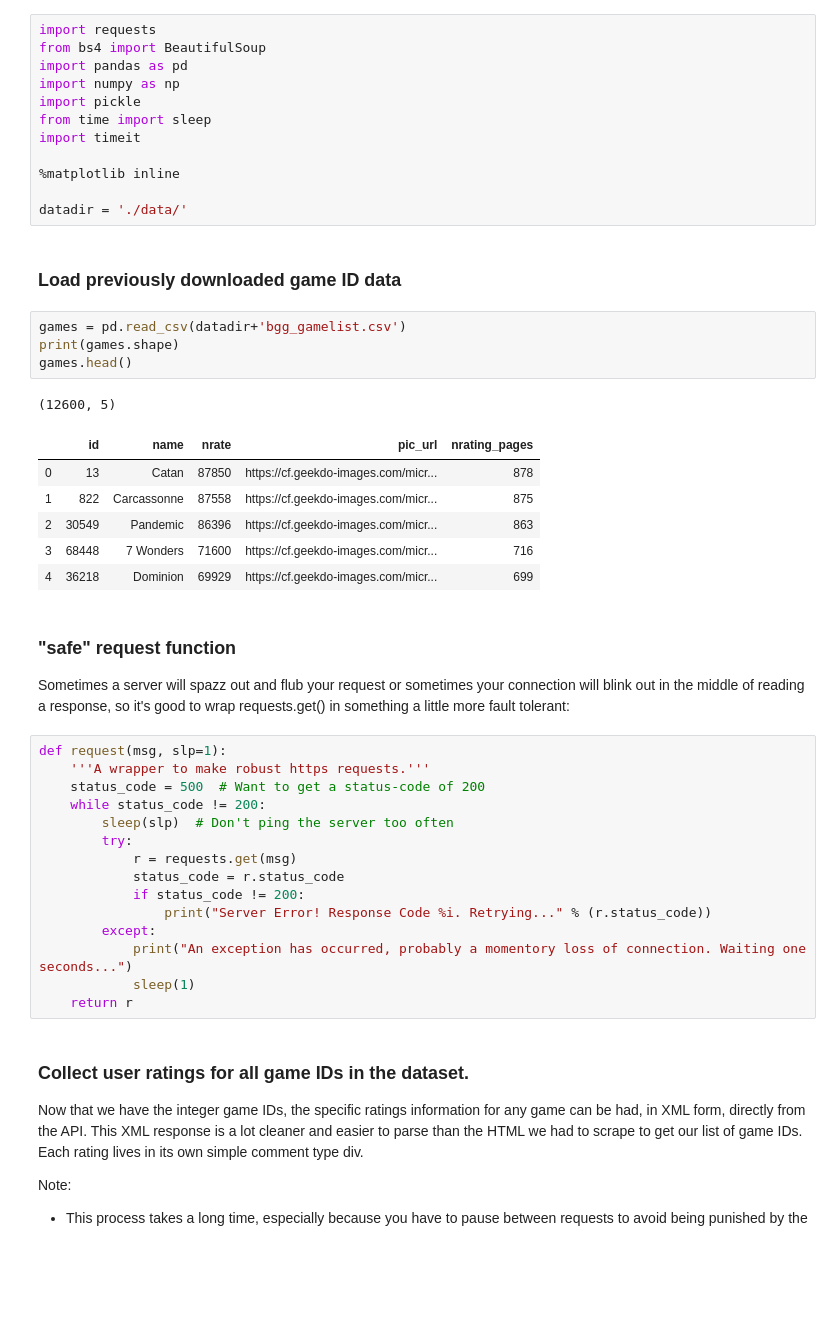
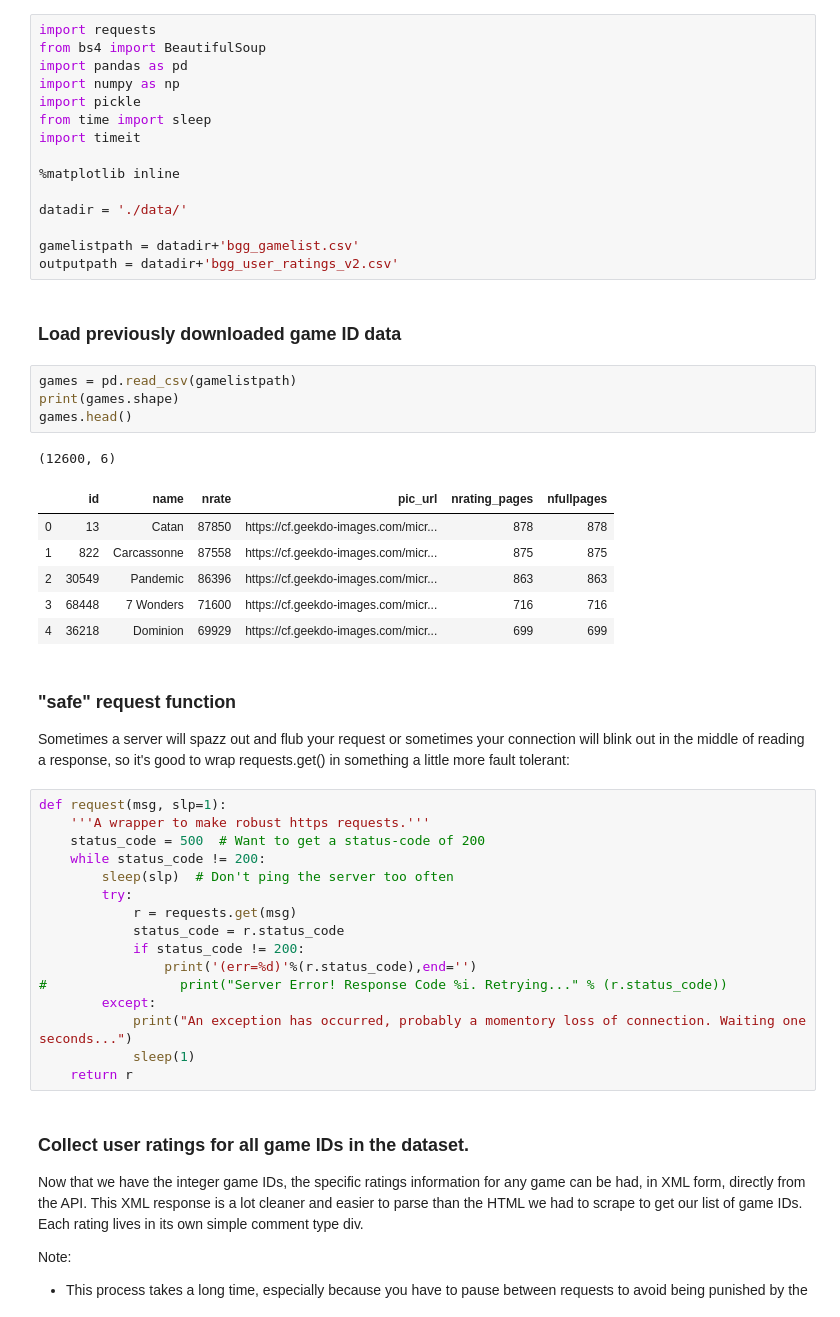
Before and after one commit to johnmburt/springboard, a Jupyter notebook: capstone_2/recsys_data_prep_3_BGG_download_user_ratings_vf.ipynb, the cells around one changed output. Cells and saved outputs as stored; diff of their text form; blank space fills up the shorter version.

Commit message:
EDA and fixed ratings scraper

```diff
--- a/capstone_2/recsys_data_prep_3_BGG_download_user_ratings_vf.ipynb
+++ b/capstone_2/recsys_data_prep_3_BGG_download_user_ratings_vf.ipynb
@@ -29,20 +30,23 @@ import timeit
 %matplotlib inline
 
 datadir = './data/'
+
+gamelistpath = datadir+'bgg_gamelist.csv'
+outputpath = datadir+'bgg_user_ratings_v2.csv'
 # %% [markdown]
 ### Load previously downloaded game ID data
 # %%
-games = pd.read_csv(datadir+'bgg_gamelist.csv')
+games = pd.read_csv(gamelistpath)
 print(games.shape)
 games.head()
 # %% [output]
-(12600, 5)
+(12600, 6)
-|  | id | name | nrate | pic_url | nrating_pages |
-| 0 | 13 | Catan | 87850 | https://cf.geekdo-images.com/micr... | 878 |
-| 1 | 822 | Carcassonne | 87558 | https://cf.geekdo-images.com/micr... | 875 |
-| 2 | 30549 | Pandemic | 86396 | https://cf.geekdo-images.com/micr... | 863 |
-| 3 | 68448 | 7 Wonders | 71600 | https://cf.geekdo-images.com/micr... | 716 |
-| 4 | 36218 | Dominion | 69929 | https://cf.geekdo-images.com/micr... | 699 |
+|  | id | name | nrate | pic_url | nrating_pages | nfullpages |
+| 0 | 13 | Catan | 87850 | https://cf.geekdo-images.com/micr... | 878 | 878 |
+| 1 | 822 | Carcassonne | 87558 | https://cf.geekdo-images.com/micr... | 875 | 875 |
+| 2 | 30549 | Pandemic | 86396 | https://cf.geekdo-images.com/micr... | 863 | 863 |
+| 3 | 68448 | 7 Wonders | 71600 | https://cf.geekdo-images.com/micr... | 716 | 716 |
+| 4 | 36218 | Dominion | 69929 | https://cf.geekdo-images.com/micr... | 699 | 699 |
 # %% [markdown]
 ### "safe" request function
 
@@ -57,7 +61,8 @@ def request(msg, slp=1):
             r = requests.get(msg)
             status_code = r.status_code
             if status_code != 200:
-                print("Server Error! Response Code %i. Retrying..." % (r.status_code))
+                print('(err=%d)'%(r.status_code),end='')
+#                 print("Server Error! Response Code %i. Retrying..." % (r.status_code))
         except:
             print("An exception has occurred, probably a momentory loss of connection. Waiting one seconds...")
             sleep(1)
```
Also changed, not shown: parts of 4 cells of this notebook, 1 other file.
